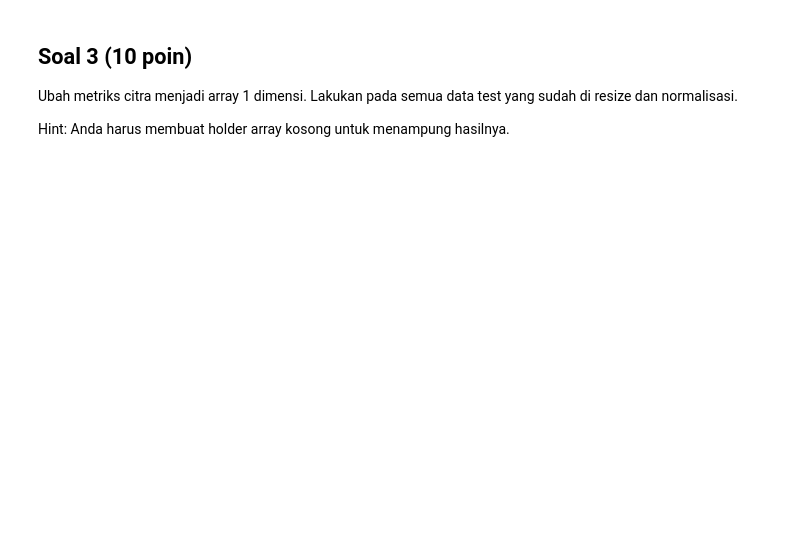
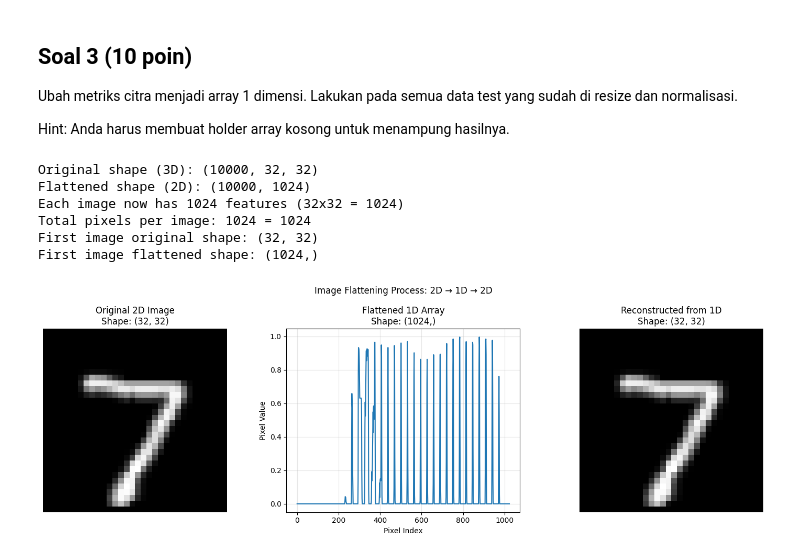
Before and after one commit to FarrelAD/Sinau-Mesin, a Jupyter notebook: notebooks/03-kuis-01/quiz-01.ipynb, the cells around one changed output. Saved outputs shown, nothing was run; the diff lists cells and outputs as text; code cells hidden in the pictures; blank space fills up the shorter version.

```diff
--- a/notebooks/03-kuis-01/quiz-01.ipynb
+++ b/notebooks/03-kuis-01/quiz-01.ipynb
@@ -584,0 +682,46 @@ Hint: Anda harus membuat holder array kosong untuk menampung hasilnya.
+# %%
+# Jawab Soal 3
+# Kerjakan pada cell ini
+# Anda diperbolehkan menambah cell jika diperlukan
+
+X_test_flattened = X_test_normalized.reshape(X_test_normalized.shape[0], -1)
+
+print(f"Original shape (3D): {X_test_normalized.shape}")
+print(f"Flattened shape (2D): {X_test_flattened.shape}")
+print(f"Each image now has {X_test_flattened.shape[1]} features (32x32 = {32*32})")
+
+print(f"Total pixels per image: {32 * 32} = {X_test_flattened.shape[1]}")
+print(f"First image original shape: {X_test_normalized[0].shape}")
+print(f"First image flattened shape: {X_test_flattened[0].shape}")
+
+plt.figure(figsize=(15, 5))
+
+plt.subplot(1, 3, 1)
+plt.imshow(X_test_normalized[0], cmap='gray')
+plt.title(f'Original 2D Image\nShape: {X_test_normalized[0].shape}')
+plt.axis('off')
+
+plt.subplot(1, 3, 2)
+plt.plot(X_test_flattened[0])
+plt.title(f'Flattened 1D Array\nShape: {X_test_flattened[0].shape}')
+plt.xlabel('Pixel Index')
+plt.ylabel('Pixel Value')
+plt.grid(True, alpha=0.3)
+
+plt.subplot(1, 3, 3)
+reconstructed = X_test_flattened[0].reshape(32, 32)
+plt.imshow(reconstructed, cmap='gray')
+plt.title(f'Reconstructed from 1D\nShape: {reconstructed.shape}')
+plt.axis('off')
+
+plt.suptitle('Image Flattening Process: 2D → 1D → 2D')
+plt.tight_layout()
+plt.show()
+# %% [output]
+Original shape (3D): (10000, 32, 32)
+Flattened shape (2D): (10000, 1024)
+Each image now has 1024 features (32x32 = 1024)
+Total pixels per image: 1024 = 1024
+First image original shape: (32, 32)
+First image flattened shape: (1024,)
+[figure, added]
```
Also changed, not shown: parts of 16 cells of this notebook.
